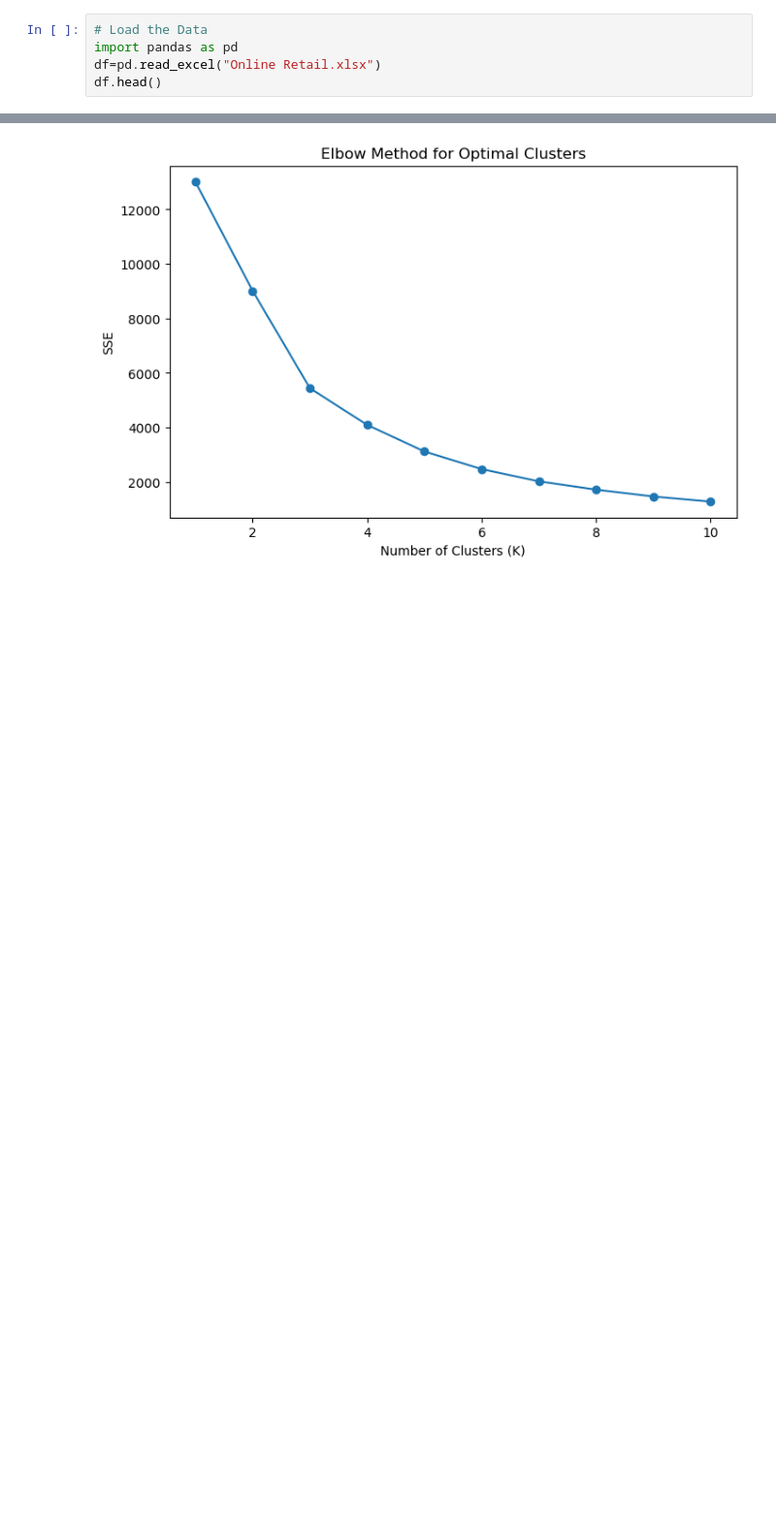
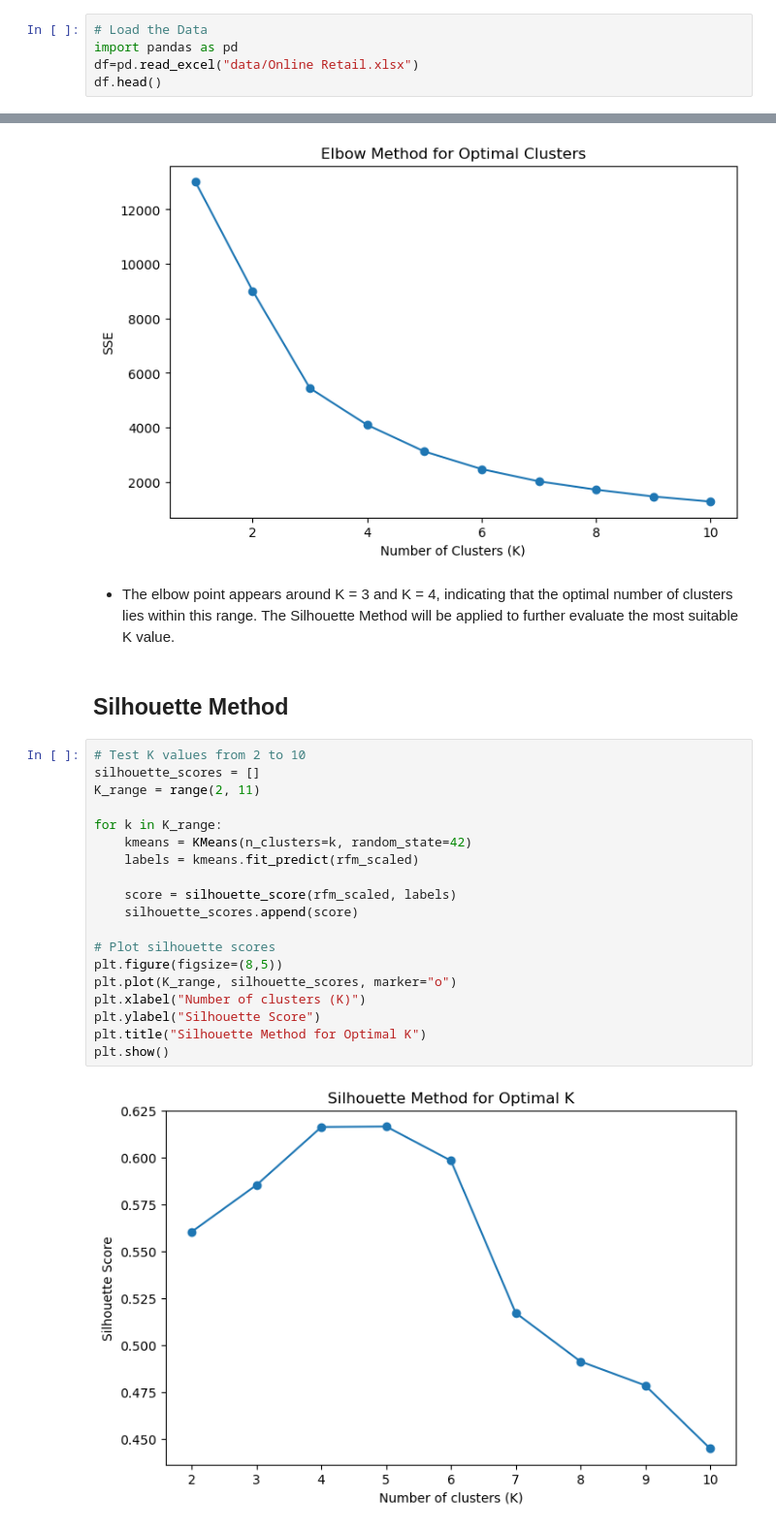
Before and after one commit to Meshack7468/customer-segmentation-rfm, a Jupyter notebook: index.ipynb, the cells around one changed output, grey strips where cells are left out. Shown at 97% size. Drawn from its saved outputs; the diff is of its cells as text; blank space fills up the shorter version.

```diff
--- a/index.ipynb
+++ b/index.ipynb
@@ -5,7 +29,7 @@
 # %%
 # Load the Data
 import pandas as pd
-df=pd.read_excel("Online Retail.xlsx")
+df=pd.read_excel("data/Online Retail.xlsx")
 df.head()
 # %% [output]
 |  | InvoiceNo | StockCode | Description | Quantity | InvoiceDate | UnitPrice | CustomerID | Country |
@@ -227,3 +252,28 @@ plt.title("Elbow Method for Optimal Clusters")
 plt.show()
 # %% [output]
 [figure]
+# %% [markdown]
+* The elbow point appears around K = 3 and K = 4, indicating that the optimal number of clusters lies within this range. The Silhouette Method will be applied to further evaluate the most suitable K value.
+# %% [markdown]
+## Silhouette Method
+# %%
+# Test K values from 2 to 10
+silhouette_scores = []
+K_range = range(2, 11)
+
+for k in K_range:
+    kmeans = KMeans(n_clusters=k, random_state=42)
+    labels = kmeans.fit_predict(rfm_scaled)
+
+    score = silhouette_score(rfm_scaled, labels)
+    silhouette_scores.append(score)
+
+# Plot silhouette scores
+plt.figure(figsize=(8,5))
+plt.plot(K_range, silhouette_scores, marker="o")
+plt.xlabel("Number of clusters (K)")
+plt.ylabel("Silhouette Score")
+plt.title("Silhouette Method for Optimal K")
+plt.show()
+# %% [output]
+[figure, added]
```
Also changed, not shown: parts of 52 cells of this notebook, 1 other file.
